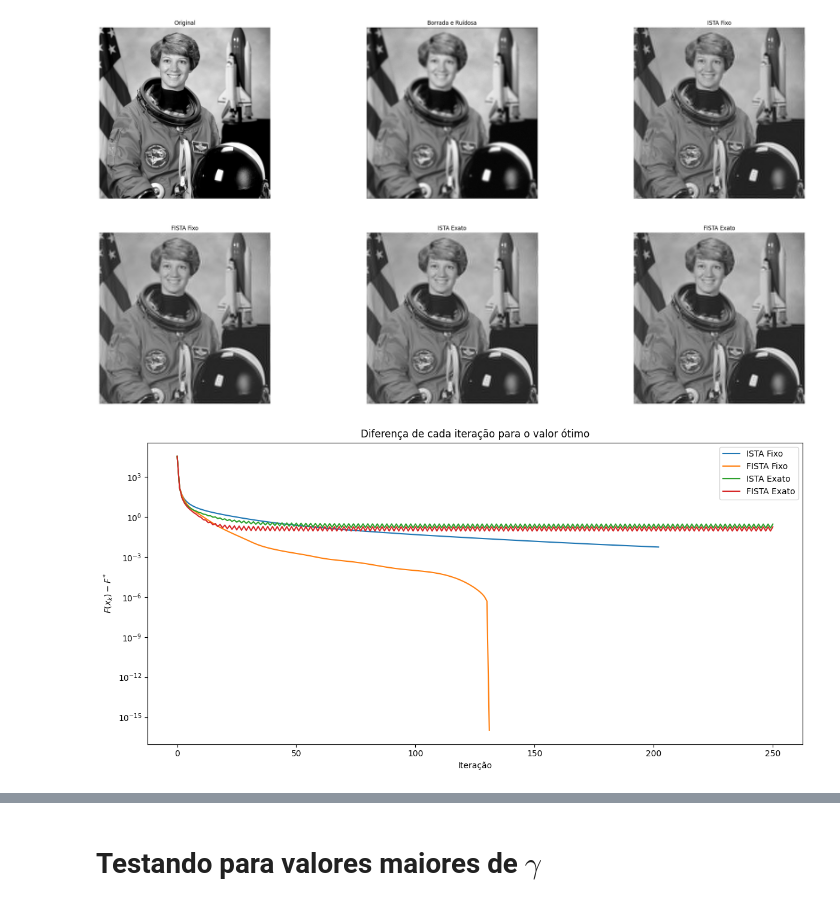
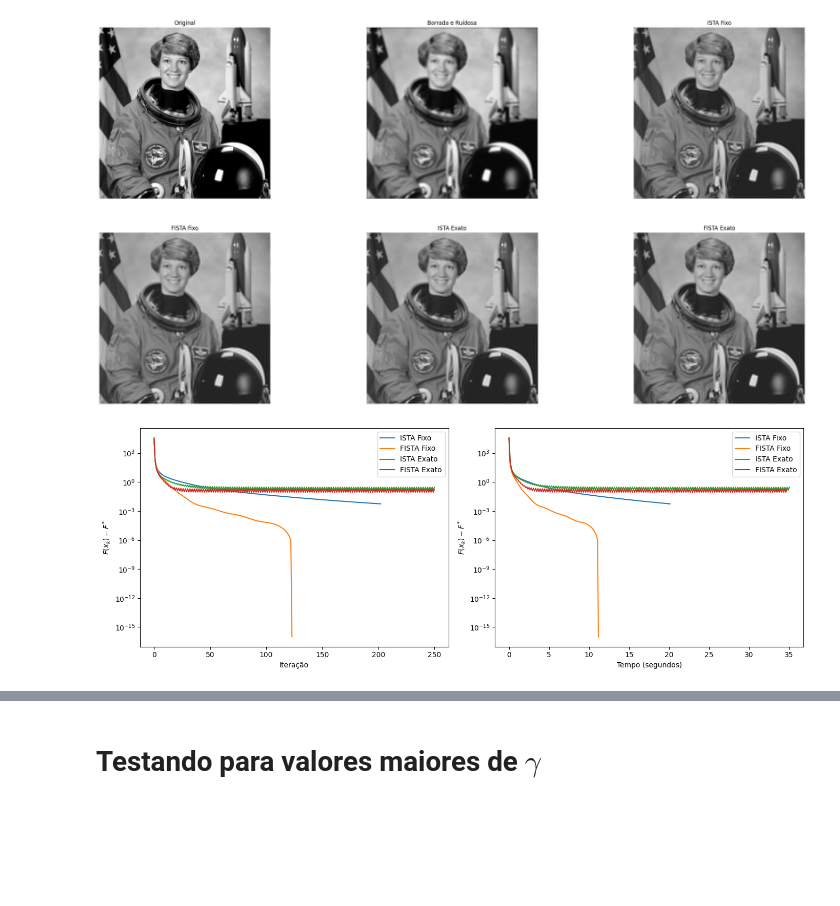
Before and after one commit to gligabo/projeto_ic, a Jupyter notebook: com_regularizacao/aplicacao_borragem_ruidosa.ipynb, the cells around one changed output, grey strips where cells are left out. Drawn from its saved outputs; the diff is of its cells as text; code cells hidden in the pictures; blank space fills up the shorter version.

```diff
--- a/com_regularizacao/aplicacao_borragem_ruidosa.ipynb
+++ b/com_regularizacao/aplicacao_borragem_ruidosa.ipynb
@@ -195,18 +195,33 @@ plt.show()
 [figure]
 # %%
 epsilon = 1e-16
-plt.figure( figsize = ( 12, 6 ) )
 
+plt.figure( figsize = ( 14, 5 ) )
+
+plt.subplot( 1, 2, 1 )
 for name in names:
     vals = results[ name ][ "F_values" ]
     diff_vals = [ F - F_star + epsilon for F in vals ]
     plt.semilogy( diff_vals, label = name )
 
-plt.legend()
 plt.xlabel( "Iteração" )
 plt.ylabel( "$F(x_k) - F^*$" )
-plt.title( "Diferença de cada iteração para o valor ótimo" )
+plt.legend()
+
+
+plt.subplot( 1, 2, 2 )
+for name in names:
+    vals = np.array( results[ name ][ "F_values" ] )
+    diff_vals = vals - F_star + epsilon
+    total_time = results[ name ][ "execution_time" ]
+    times = np.linspace( 0, total_time, len( vals ) )
+    plt.semilogy( times, diff_vals, label = name )
+
+plt.xlabel( "Tempo (segundos)" )
+plt.ylabel( "$F(x_k) - F^*$" )
+plt.legend()
+
 plt.tight_layout()
 plt.show()
 # %% [output]
-[figure, old version]
+[figure, new version]
```
Also changed, not shown: parts of 14 cells of this notebook.
